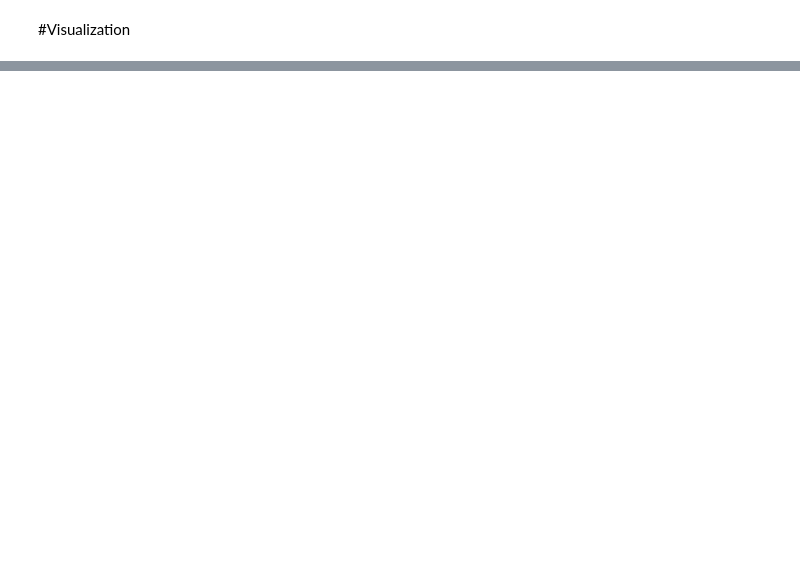
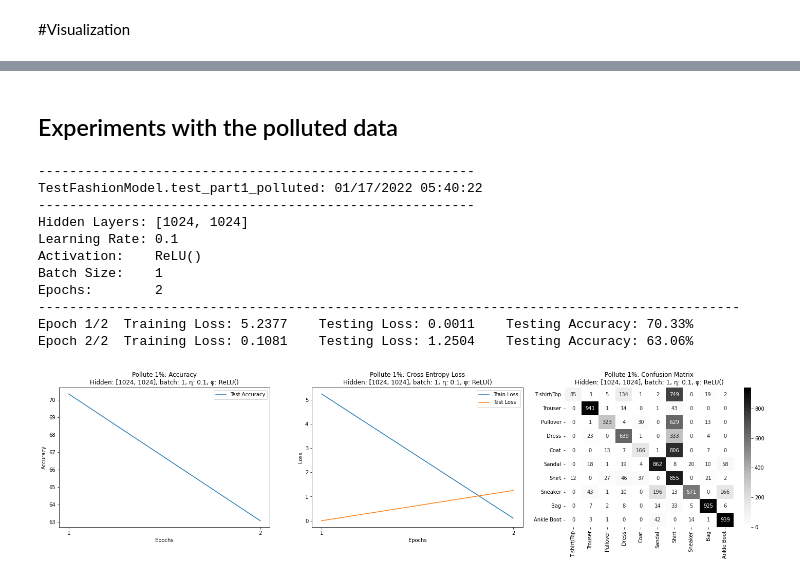
Before and after one commit to Rhitabrat/deep-learning-CS510, a Jupyter notebook: hw1/main.ipynb, the cells around one changed output, grey strips where cells are left out. Cells and saved outputs as stored; diff of their text form; code cells hidden in the pictures; blank space fills up the shorter version.

Commit message:
[Created using Colaboratory] experimented with the polluted data

```diff
--- a/hw1/main.ipynb
+++ b/hw1/main.ipynb
@@ -459,0 +464,3 @@ Completed Case 6/24: 0:03:24.051296 Elapsed
+# %%
+data_train = pd.read_csv(train_file_path)
+data_train.label.value_counts()
@@ -459,0 +490,53 @@ Completed Case 6/24: 0:03:24.051296 Elapsed
+# %%
+df_polluted = df_polluted.append(data_train)
+# %%
+# normalize the data and loading them for our model
+
+mean = np.array(df_polluted.iloc[:,1:]).flatten().mean()
+std  = np.array(df_polluted.iloc[:,1:]).flatten().std()
+transf = transforms.Compose([transforms.ToTensor(), transforms.Normalize((mean/225,), (std/225,))])
+
+data_train_polluted = FashionMNIST(df_polluted,transform=transf)
+# %% [markdown]
+## Experiments with the polluted data
+# %%
+import time
+import time as timer
+import datetime
+from datetime import timedelta
+
+start = timer.time()
+timestamp_pretty = time.strftime("%m/%d/%Y %H:%M:%S")
+timestamp = time.strftime("%Y%m%d-%H%M%S")
+print("--------------------------------------------------------")
+print(f"TestFashionModel.test_part1_polluted: {timestamp_pretty}")
+print("--------------------------------------------------------")
+
+hidden_size = [1024, 1024]
+batch_size = 1
+learn_rate = 0.1
+activation = nn.ReLU()
+momentum = 0
+epochs = 2
+
+# Train the model
+model_polluted = FashionModel(data_train=data_train_polluted, data_test=data_test, batch_size=batch_size)
+model_polluted.train(hidden_size=hidden_size, activation=activation, learn_rate=learn_rate, momentum=momentum, epochs=epochs)
+
+display_model_visuals(model=model_polluted, hidden_size=hidden_size, title="Pollute 1%")
+
+elapsed = (time.time() - start)
+print(f"Time taken: {str(timedelta(seconds=elapsed))} Elapsed\n\n")
+# %% [output]
+--------------------------------------------------------
+TestFashionModel.test_part1_polluted: 01/17/2022 05:40:22
+--------------------------------------------------------
+Hidden Layers: [1024, 1024]
+Learning Rate: 0.1
+Activation:    ReLU()
+Batch Size:    1
+Epochs:        2
+------------------------------------------------------------------------------------------
+Epoch 1/2  Training Loss: 5.2377    Testing Loss: 0.0011    Testing Accuracy: 70.33%
+Epoch 2/2  Training Loss: 0.1081    Testing Loss: 1.2504    Testing Accuracy: 63.06%
+[figure, added]
```
Also changed, not shown: parts of 10 cells of this notebook.
